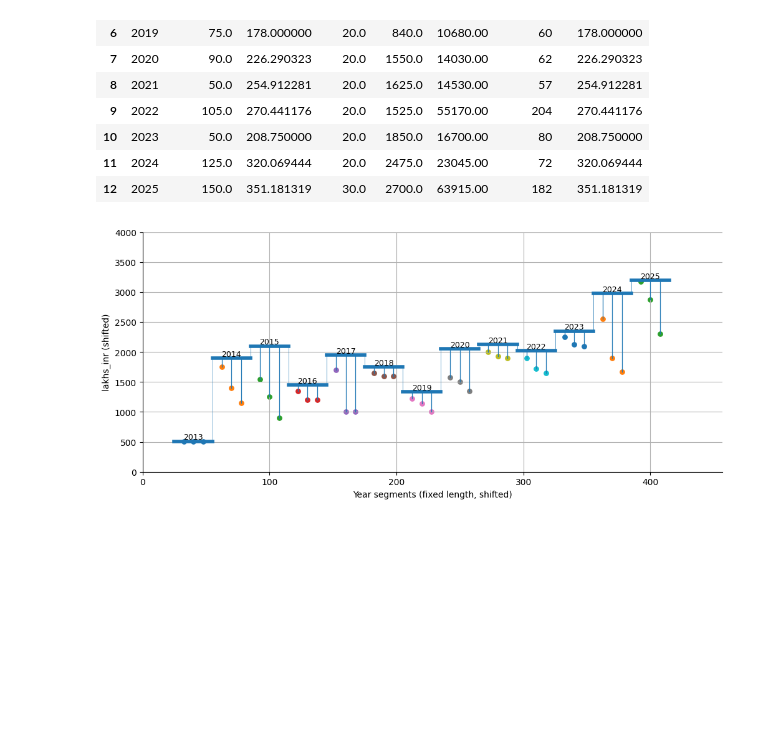
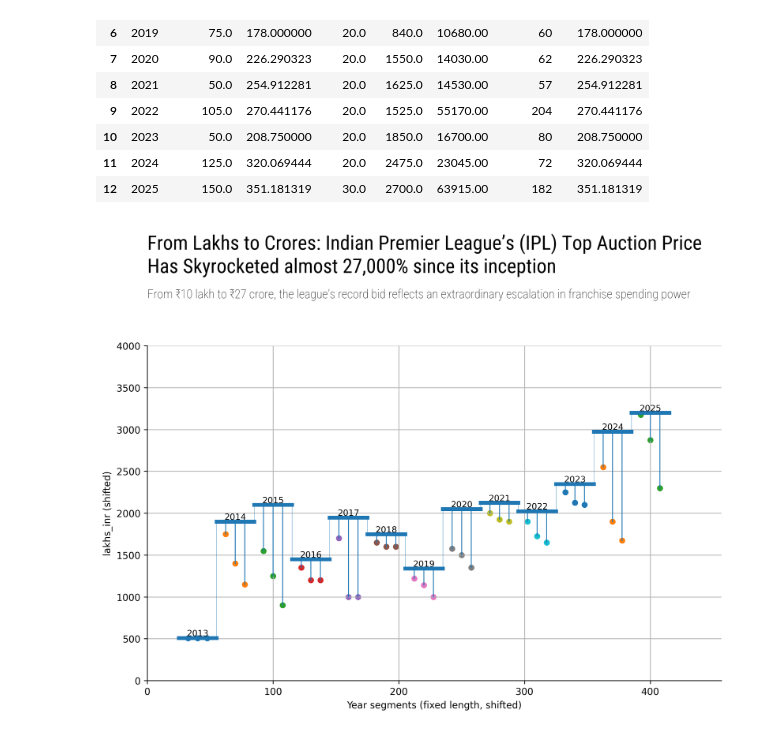
Before and after one commit to debatreyo/IPL-Auctions, a Jupyter notebook: notebooks/viz.ipynb, the cells around one changed output. Saved outputs shown, nothing was run; the diff lists cells and outputs as text; code cells hidden in the pictures; blank space fills up the shorter version.

```diff
--- a/notebooks/viz.ipynb
+++ b/notebooks/viz.ipynb
@@ -111,8 +116,16 @@ df_group
 | 10 | 2023 | 50.0 | 208.750000 | 20.0 | 1850.0 | 16700.00 | 80 | 208.750000 |
 | 11 | 2024 | 125.0 | 320.069444 | 20.0 | 2475.0 | 23045.00 | 72 | 320.069444 |
 | 12 | 2025 | 150.0 | 351.181319 | 30.0 | 2700.0 | 63915.00 | 182 | 351.181319 |
+# %%
+# Fonts
+
+rb_reg = load_google_font("Roboto Condensed")
+rb_it = load_google_font("Roboto Condensed", italic=True)
+rb_b = load_google_font("Roboto Condensed", weight=400)
+rb_thin = load_google_font("Roboto Condensed", weight=100)
 # %%
 line_thickness = 4
+vertical_connector_thickness = 0.3
 y_offset = 500       # shifts everything UP/DOWN (add to every y)
 x_offset = 25        # shifts everything RIGHT/LEFT (add to every x)
 
@@ -144,7 +157,23 @@ def even_slot_midpoints(x_start: float, x_end: float, n_points: int, pad_frac: f
     return (slot_edges[:-1] + slot_edges[1:]) / 2
 
 # ---------------------------
-fig, ax = plt.subplots(figsize=(12, 5))
+fig, ax = plt.subplots(figsize=(12, 7), dpi=300)
+
+fig.subplots_adjust(left=0.15, right=0.85, top=0.75, bottom=0.05)
+
+title = "From Lakhs to Crores: Indian Premier League’s (IPL) Top Auction Price\nHas Skyrocketed almost 27,000% since its inception"
+subtitle = "From ₹10 lakh to ₹27 crore, the league’s record bid reflects an extraordinary escalation in franchise spending power"
+
+# Title & Subtitle
+fig_text(s=title, x=0.15, y=0.985, ha="left",
+         size=21, font=rb_b, color="black")
+
+fig_text(s=subtitle, x=0.15, y=.87, ha="left",
+         size=13, font=rb_thin, color="black")
+
+# fig_text(s="Data: USFDA Food Database", x=0.15, y=.01, ha="left",
+#          size=11, font=rb_thin, color=color_hex["charcoal"])
+
 
 x_cursor = 0
 prev_start_x = None
@@ -169,7 +198,7 @@ for _, r in df_group.sort_values("Year").iterrows():
 
     # thin connector (start-to-start)
     if prev_start_x is not None:
-        ax.add_line(Line2D([x_start, x_start], [prev_y, y_base], linewidth=0.5))
+        ax.add_line(Line2D([x_start, x_start], [prev_y, y_base], linewidth=vertical_connector_thickness))
 
     # year label
     ax.text((x_start + x_end) / 2, y_base, str(year), ha="center", va="bottom", fontsize=9)
@@ -191,31 +220,31 @@ for _, r in df_group.sort_values("Year").iterrows():
 
         # equispaced positions across this thick line
         x_pts = even_slot_midpoints(x_start, x_end, top_vals.size, pad_frac=pad_frac)
         y_tips = top_vals + y_offset
 
         # stems + heads
         for xi, yi in zip(x_pts, y_tips):
             ax.add_line(Line2D([xi, xi], [y_base, yi], linewidth=stem_thickness))
         ax.scatter(x_pts, y_tips, s=dot_size)
 
     # ---------------------------
     prev_start_x = x_start
     prev_y = y_base
 
     # advance cursor in base space (fixed length + gap)
     x_cursor = x_end_base + gap
 
 # axis limits
 y_max = max(df_group["max_val"].max(), df2["Value Lakh"].max()) + y_offset
 ax.set_xlim(0, (x_offset + x_cursor) * 1.1)
 ax.set_ylim(0, y_max * 1.25)
 
 ax.set_xlabel("Year segments (fixed length, shifted)")
 ax.set_ylabel("lakhs_inr (shifted)")
 ax.spines[["top", "right"]].set_visible(False)
 
 ax.grid()
 
 plt.show()
 # %% [output]
-[figure, old version]
+[figure, new version]
```
Also changed, not shown: parts of 1 cell of this notebook.
